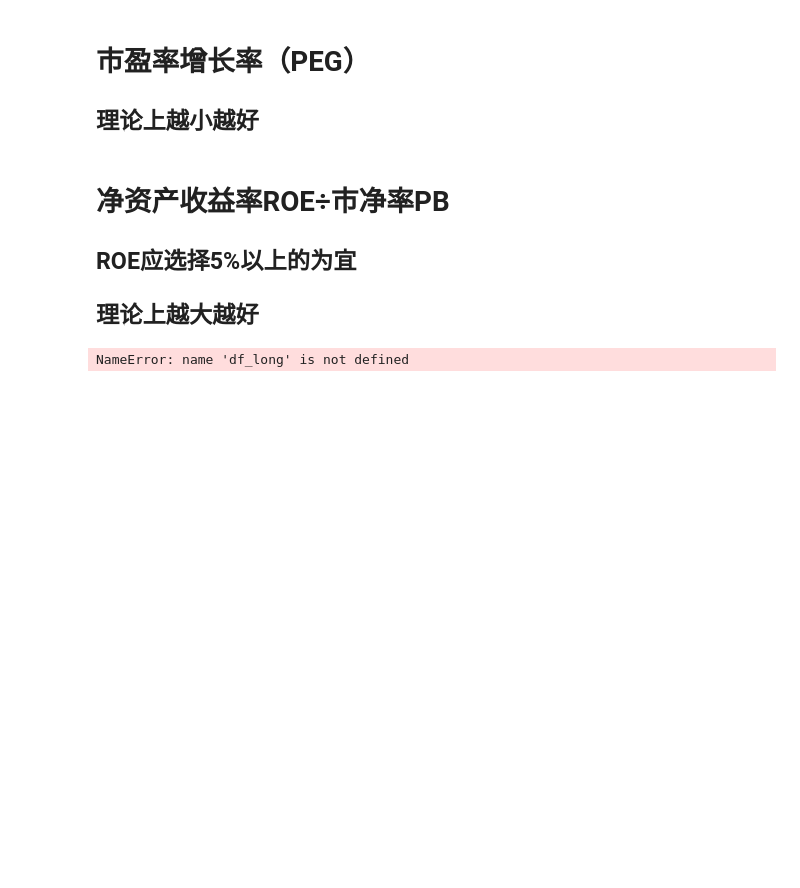
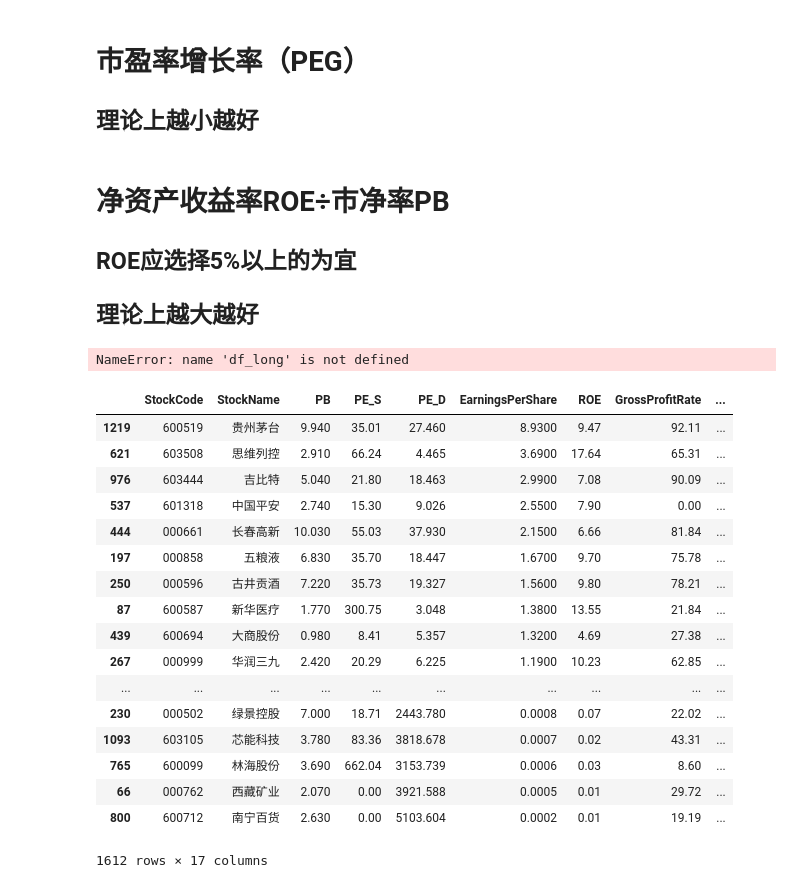
Before and after one commit to taotaodai/DataAnalysis, a Jupyter notebook: Stock_Companies/StockAnalize.ipynb, the cells around one changed output. Cells and saved outputs as stored; diff of their text form; code cells hidden in the pictures; blank space fills up the shorter version.

```diff
--- a/Stock_Companies/StockAnalize.ipynb
+++ b/Stock_Companies/StockAnalize.ipynb
@@ -11,5 +11,5 @@ df_cyb = pd.read_excel("data/上市公司创业板.xls",converters= {u'StockCode
 # %%
-df = pd.concat([df_hs,df_ss,df_zxb,df_cyb])
+df = pd.concat([df_hs,df_ss])
 # df = df_hs
 # %%
 # df.head(3)
@@ -42,6 +42,14 @@ def disposePE(pe):
         return 0
     else:
         return float(pe)
+
+def disposeEarningsPerShare(eps):
+    if eps == '未公布':
+        return 0
+    else:
+        index = eps.find('元')
+        return float(eps[:index])
+
 def getNetProfit(np_des):
     np_des = np_des.strip()
     index_np = np_des.find('亿元')
@@ -101,6 +109,8 @@ df['PB'] = df['PB'].apply(lambda x:disposePB(x))
 df['PE_S'] = df['PE_S'].apply(lambda x:disposePE(x))
 
 df['PE_D'] = df['PE_D'].apply(lambda x:disposePE(x))
+
+df['EarningsPerShare'] = df['EarningsPerShare'].apply(lambda x:disposeEarningsPerShare(x))
 
 df['NetProfit'] = df['NetProfitDes'].apply(lambda x:getNetProfit(x))
 
@@ -253,3 +263,24 @@ NameError: name 'df_long' is not defined
 # df[(df['FinanceAnalize'].apply(lambda x:str(x).find('绩优股') >= 0) & (df['PE_D'] < 20) & (df['GrossProfitRate'] > 30) & (df['TopTrade'] == '食品饮料') )]
 # %%
 # df[(df['SubTrade'] == '房地产开发') & df['FinanceAnalize'].apply(lambda x:str(x).find('破净股') >= 0)]
+# %%
+df[df['EarningsPerShare'] > 0].sort_values(by=['EarningsPerShare'],ascending=False)
+# %% [output]
+|  | StockCode | StockName | PB | PE_S | PE_D | EarningsPerShare | ROE | GrossProfitRate | ... |
+| 1219 | 600519 | 贵州茅台 | 9.940 | 35.01 | 27.460 | 8.9300 | 9.47 | 92.11 | ... |
+| 621 | 603508 | 思维列控 | 2.910 | 66.24 | 4.465 | 3.6900 | 17.64 | 65.31 | ... |
+| 976 | 603444 | 吉比特 | 5.040 | 21.80 | 18.463 | 2.9900 | 7.08 | 90.09 | ... |
+| 537 | 601318 | 中国平安 | 2.740 | 15.30 | 9.026 | 2.5500 | 7.90 | 0.00 | ... |
+| 444 | 000661 | 长春高新 | 10.030 | 55.03 | 37.930 | 2.1500 | 6.66 | 81.84 | ... |
+| 197 | 000858 | 五粮液 | 6.830 | 35.70 | 18.447 | 1.6700 | 9.70 | 75.78 | ... |
+| 250 | 000596 | 古井贡酒 | 7.220 | 35.73 | 19.327 | 1.5600 | 9.80 | 78.21 | ... |
+| 87 | 600587 | 新华医疗 | 1.770 | 300.75 | 3.048 | 1.3800 | 13.55 | 21.84 | ... |
+| 439 | 600694 | 大商股份 | 0.980 | 8.41 | 5.357 | 1.3200 | 4.69 | 27.38 | ... |
+| 267 | 000999 | 华润三九 | 2.420 | 20.29 | 6.225 | 1.1900 | 10.23 | 62.85 | ... |
+| ... | ... | ... | ... | ... | ... | ... | ... | ... | ... |
+| 230 | 000502 | 绿景控股 | 7.000 | 18.71 | 2443.780 | 0.0008 | 0.07 | 22.02 | ... |
+| 1093 | 603105 | 芯能科技 | 3.780 | 83.36 | 3818.678 | 0.0007 | 0.02 | 43.31 | ... |
+| 765 | 600099 | 林海股份 | 3.690 | 662.04 | 3153.739 | 0.0006 | 0.03 | 8.60 | ... |
+| 66 | 000762 | 西藏矿业 | 2.070 | 0.00 | 3921.588 | 0.0005 | 0.01 | 29.72 | ... |
+| 800 | 600712 | 南宁百货 | 2.630 | 0.00 | 5103.604 | 0.0002 | 0.01 | 19.19 | ... |
+1612 rows × 17 columns
```
Also changed, not shown: parts of 1 cell of this notebook, 3 other files.
